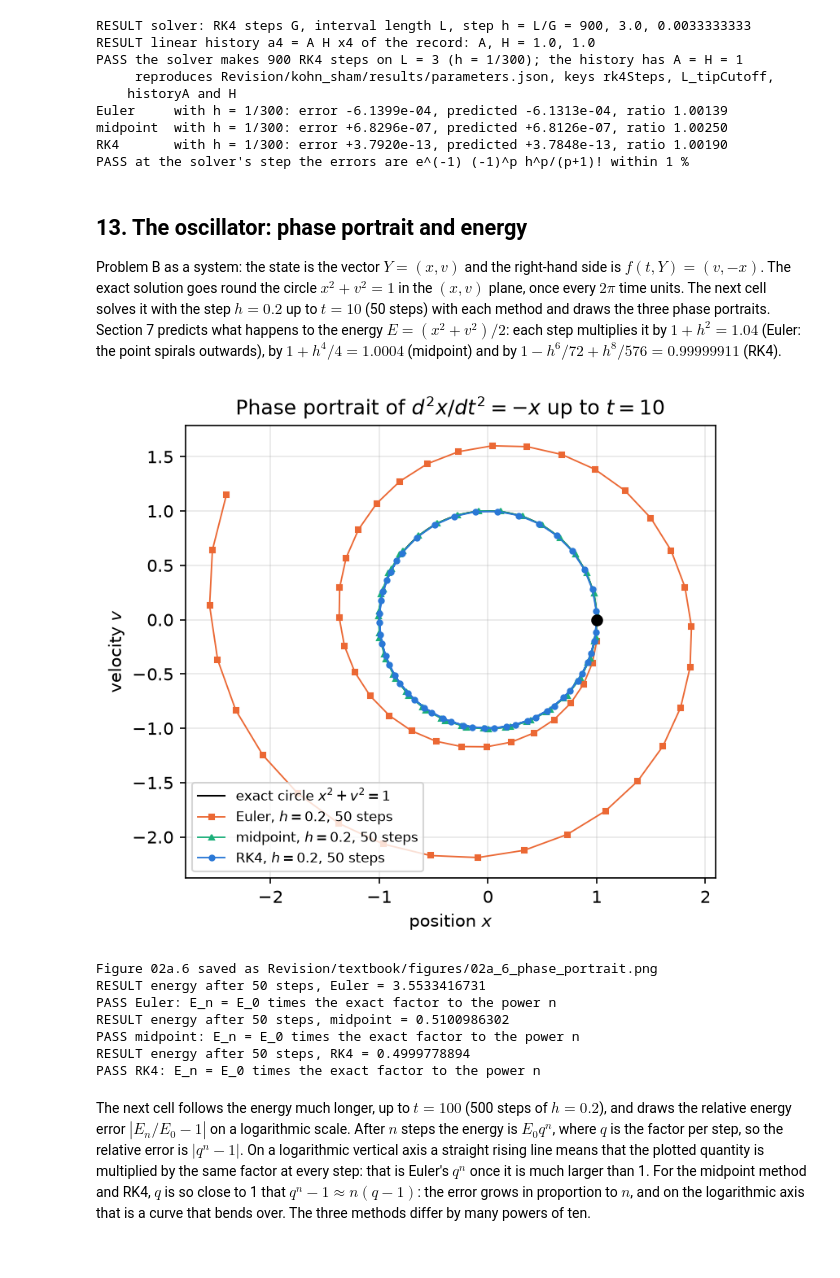
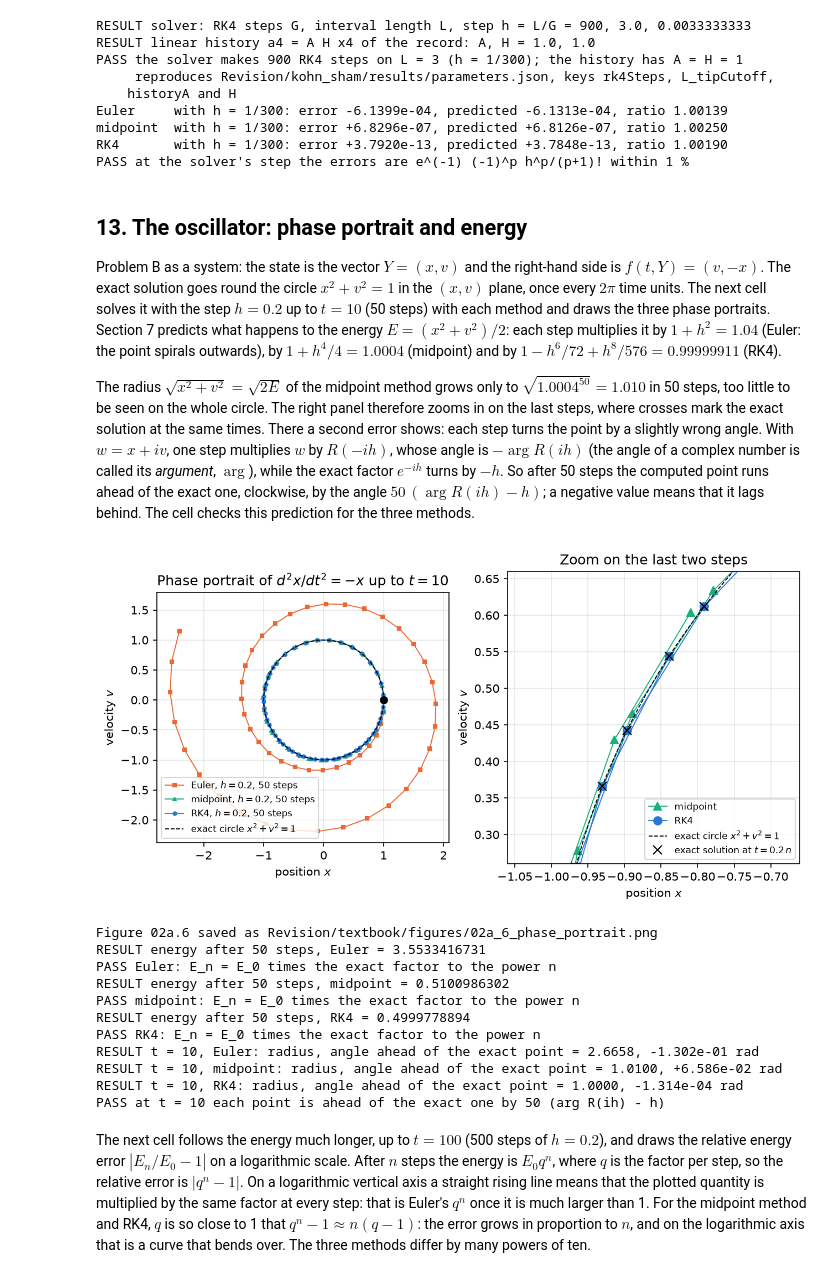
Before and after one commit to once-ere/Dirac_claude, a Jupyter notebook: Revision/textbook/notebooks/02a_rk4_convergence.ipynb, the cells around one changed output. Drawn from its saved outputs; the diff is of its cells as text; code cells hidden in the pictures.

```diff
--- a/Revision/textbook/notebooks/02a_rk4_convergence.ipynb
+++ b/Revision/textbook/notebooks/02a_rk4_convergence.ipynb
@@ -1271,47 +1299,84 @@ draws the three phase portraits. Section 7 predicts what happens to the energy
 $E = (x^2 + v^2)/2$: each step multiplies it by $1 + h^2 = 1.04$ (Euler: the
 point spirals outwards), by $1 + h^4/4 = 1.0004$ (midpoint) and by
 $1 - h^6/72 + h^8/576 = 0.99999911$ (RK4).
+
+The radius $\sqrt{x^2 + v^2} = \sqrt{2E}$ of the midpoint method grows only to
+$\sqrt{1.0004^{50}} = 1.010$ in 50 steps, too little to be seen on the whole
+circle. The right panel therefore zooms in on the last steps, where crosses mark
+the exact solution at the same times. There a second error shows: each step
+turns the point by a slightly wrong angle. With $w = x + i v$, one step
+multiplies $w$ by $R(-ih)$, whose angle is $-\arg R(ih)$ (the angle of a complex
+number is called its *argument*, $\arg$), while the exact factor $e^{-ih}$ turns
+by $-h$. So after 50 steps the computed point runs ahead of the exact one,
+clockwise, by the angle $50\,(\arg R(ih) - h)$; a negative value means that it
+lags behind. The cell checks this prediction for the three methods.
 # %%
 def oscillator(t, Y):
     """Problem B: x' = v, v' = -x for the state Y = (x, v)."""
     return np.array([Y[1], -Y[0]])
 
 
 Y0 = np.array([1.0, 0.0])  # x(0) = 1, v(0) = 0
 H_OSC = 0.2  # the step size
 portraits = {name: np.array(solve(step, oscillator, Y0, 10.0, 50)[1])
              for name, step in METHODS.items()}
 angle = np.linspace(0.0, 2 * np.pi, 400)
-fig, ax = plt.subplots(figsize=(5.6, 5.6))
-ax.plot(np.cos(angle), -np.sin(angle), color=COLORS["exact"], lw=1.0,
-        label="exact circle $x^2 + v^2 = 1$")
-for name in METHODS:
-    x_n, v_n = portraits[name][:, 0], portraits[name][:, 1]
-    ax.plot(x_n, v_n, color=COLORS[name], marker=MARKERS[name], ms=3, lw=0.9,
-            label=f"{LABELS[name]}, $h = 0.2$, 50 steps")
-ax.plot([1.0], [0.0], "o", color=COLORS["exact"], ms=6)  # the starting point
-ax.set_aspect("equal")
-ax.set_xlabel("position $x$")
-ax.set_ylabel("velocity $v$")
-ax.set_title("Phase portrait of $d^2x/dt^2 = -x$ up to $t = 10$")
-ax.legend(loc="lower left", fontsize=8)
+t_n = H_OSC * np.arange(51)  # the times 0, 0.2, ..., 10 of the 51 points
+fig, (whole, zoom) = plt.subplots(1, 2, figsize=(10.0, 5.2))
+for name in METHODS:  # left panel: the whole portrait of each method
+    whole.plot(portraits[name][:, 0], portraits[name][:, 1], color=COLORS[name],
+               marker=MARKERS[name], ms=3, lw=0.9,
+               label=f"{LABELS[name]}, $h = 0.2$, 50 steps")
+for name in ("midpoint", "rk4"):  # right panel: Euler is far outside this window
+    zoom.plot(portraits[name][:, 0], portraits[name][:, 1], color=COLORS[name],
+              marker=MARKERS[name], ms=7, lw=0.9, label=LABELS[name])
+for ax in (whole, zoom):  # the exact circle, dashed, drawn on top (zorder 5)
+    ax.plot(np.cos(angle), -np.sin(angle), "--", color=COLORS["exact"], lw=0.9,
+            zorder=5, label="exact circle $x^2 + v^2 = 1$")
+    ax.set_aspect("equal")
+    ax.set_xlabel("position $x$")
+    ax.set_ylabel("velocity $v$")
+whole.plot([1.0], [0.0], "o", color=COLORS["exact"], ms=6, zorder=6)  # the start
+zoom.plot(np.cos(t_n), -np.sin(t_n), "x", color=COLORS["exact"], ms=8, zorder=6,
+          label="exact solution at $t = 0.2\\, n$")
+zoom.set_xlim(-1.06, -0.66)  # a window round the last two steps, t = 9.8 and 10
+zoom.set_ylim(0.26, 0.66)
+whole.set_title("Phase portrait of $d^2x/dt^2 = -x$ up to $t = 10$")
+zoom.set_title("Zoom on the last two steps")
+whole.legend(loc="lower left", fontsize=8)
+zoom.legend(loc="lower right", fontsize=8)
 save_figure(fig, "phase_portrait",
             "Phase portrait of the oscillator $d^2x/dt^2 = -x$ started at $x = 1$, "
             "$v = 0$ (black dot): the velocity $v$ against the position $x$ "
             "(arbitrary units), computed with the step $h = 0.2$ up to $t = 10$. "
-            "The exact solution runs clockwise round the black unit circle. Euler "
-            "(squares) spirals outwards, because every step multiplies the energy "
-            "by $1 + h^2$; the midpoint method (triangles) drifts slowly outwards; "
-            "RK4 (circles) stays on the circle.")
+            "The exact solution runs clockwise round the dashed unit circle. "
+            "Left: Euler (squares) spirals outwards, because every step "
+            "multiplies the energy by $1 + h^2$; the midpoint method (triangles) "
+            "and RK4 (circles) stay close to the circle. Right: a zoom on the "
+            "last two steps; the crosses are the exact solution at the same "
+            "times. RK4 sits on them; the midpoint method has run ahead along "
+            "the circle and lies slightly outside it (radius 1.010).")
 for name in METHODS:
     energy = 0.5 * (portraits[name][:, 0] ** 2 + portraits[name][:, 1] ** 2)
     factor = float(ENERGY_FACTOR[name].subs(hs, sp.Rational(1, 5)))  # at h = 0.2
     predicted = 0.5 * factor ** np.arange(51)  # E_0 times the factor n times
     report(f"energy after 50 steps, {LABELS[name]}", f"{energy[-1]:.10f}")
     check(np.max(np.abs(energy / predicted - 1)) < 1e-13,
           f"{LABELS[name]}: E_n = E_0 times the exact factor to the power n")
+angle_agrees = []
+for name in METHODS:
+    x_end, v_end = portraits[name][-1]  # the point at t = 10
+    # the clockwise angle from the exact point e^(-10 i) to the computed one
+    ahead = -np.angle(complex(x_end, v_end) * np.exp(10j))
+    R_ih = complex(R[name].subs(z, sp.I * sp.Rational(1, 5)))  # R(ih), h = 0.2
+    predicted_ahead = 50 * (np.angle(R_ih) - 0.2)  # 50 (arg R(ih) - h)
+    report(f"t = 10, {LABELS[name]}: radius, angle ahead of the exact point",
+           f"{math.hypot(x_end, v_end):.4f}, {ahead:+.3e} rad")
+    angle_agrees.append(abs(ahead - predicted_ahead) < 1e-12)
+check(all(angle_agrees),
+      "at t = 10 each point is ahead of the exact one by 50 (arg R(ih) - h)")
 # %% [output]
-[figure, old version]
+[figure, new version]
 Figure 02a.6 saved as Revision/textbook/figures/02a_6_phase_portrait.png
 RESULT energy after 50 steps, Euler = 3.5533416731
 PASS Euler: E_n = E_0 times the exact factor to the power n
@@ -1319,6 +1384,10 @@ RESULT energy after 50 steps, midpoint = 0.5100986302
 PASS midpoint: E_n = E_0 times the exact factor to the power n
 RESULT energy after 50 steps, RK4 = 0.4999778894
 PASS RK4: E_n = E_0 times the exact factor to the power n
+RESULT t = 10, Euler: radius, angle ahead of the exact point = 2.6658, -1.302e-01 rad
+RESULT t = 10, midpoint: radius, angle ahead of the exact point = 1.0100, +6.586e-02 rad
+RESULT t = 10, RK4: radius, angle ahead of the exact point = 1.0000, -1.314e-04 rad
+PASS at t = 10 each point is ahead of the exact one by 50 (arg R(ih) - h)
 # %% [markdown]
 The next cell follows the energy much longer, up to $t = 100$ (500 steps of
 $h = 0.2$), and draws the relative energy error $|E_n/E_0 - 1|$ on a logarithmic
```
Also changed, not shown: parts of 6 cells of this notebook, 10 other files.
